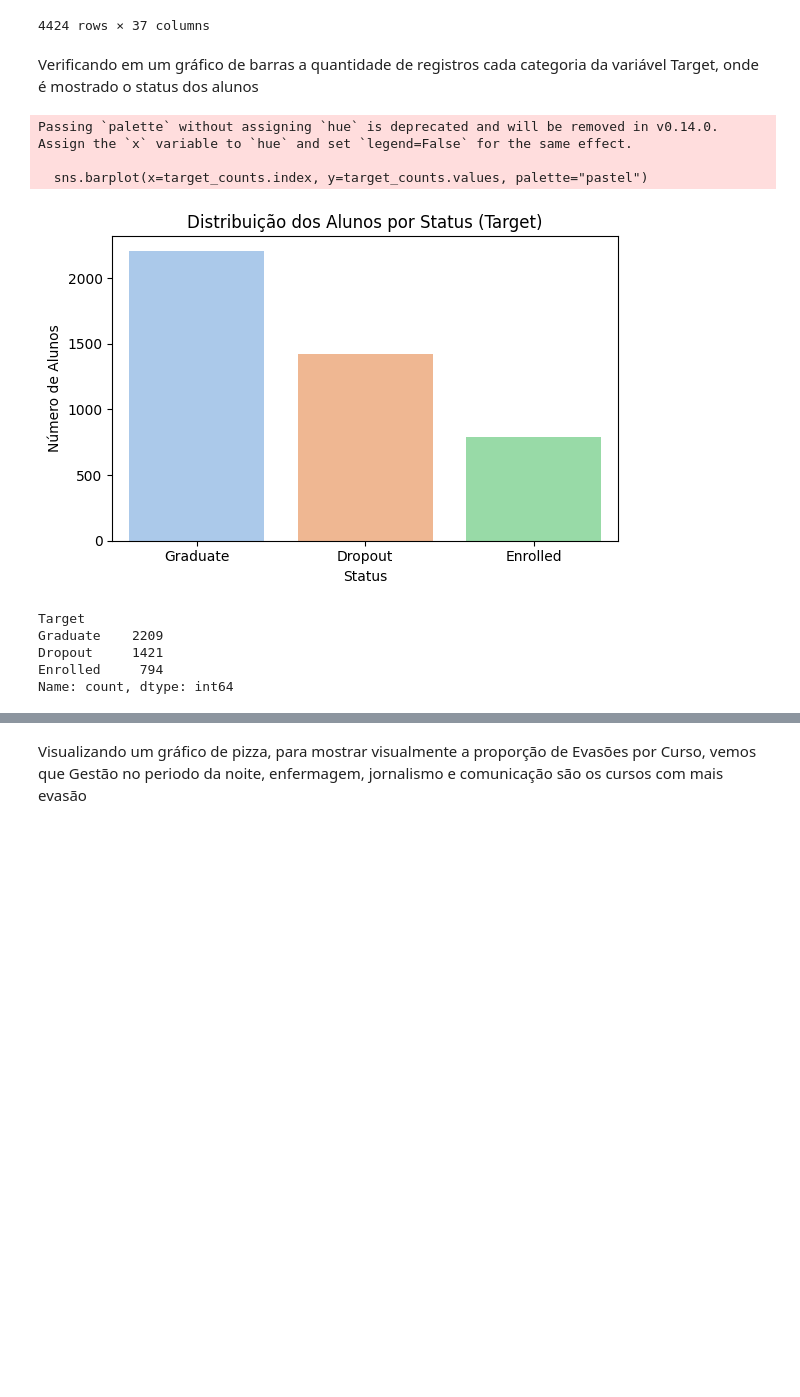
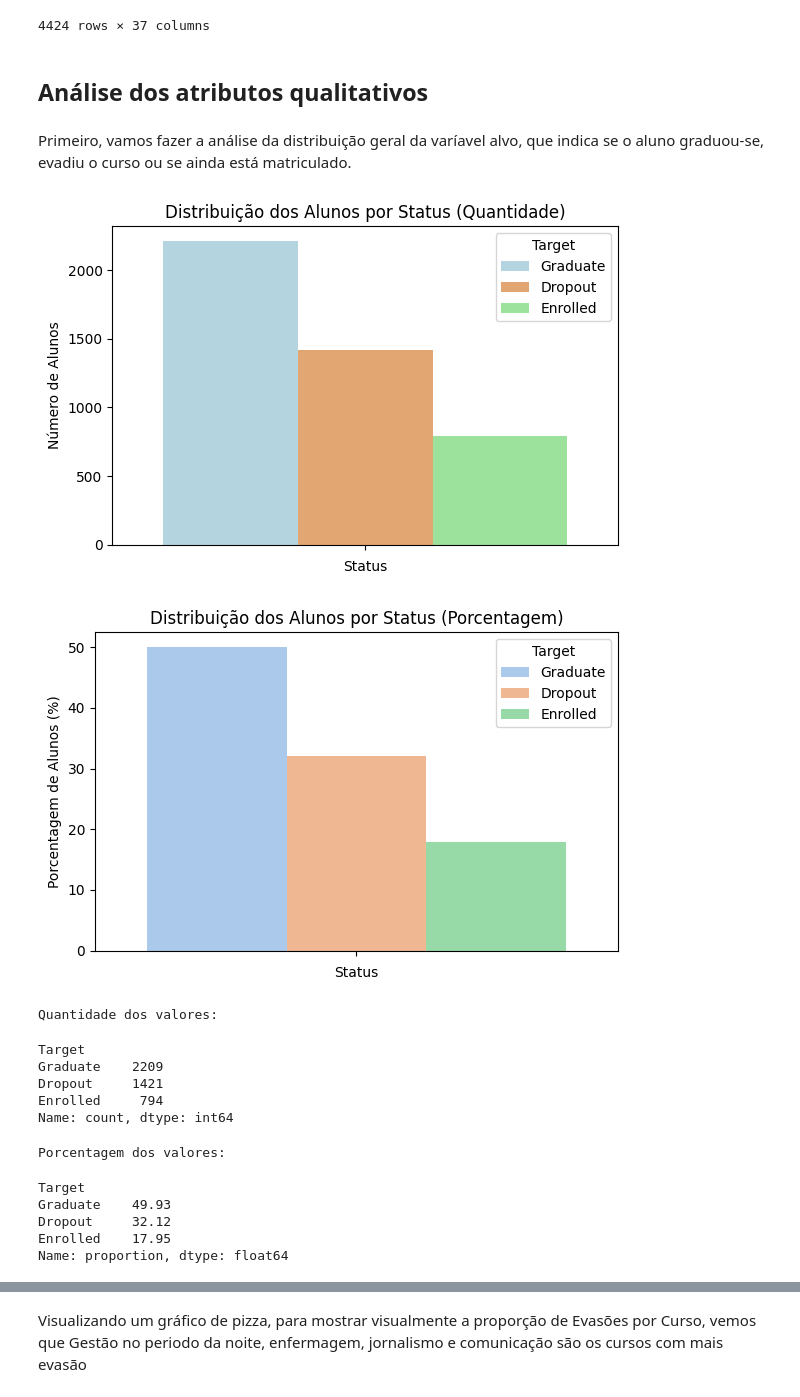
Before and after one commit to schwaad/Student-Dropout-Analysis, a Jupyter notebook: Analise_dos_dados.ipynb, the cells around one changed output, grey strips where cells are left out. Cells and saved outputs as stored; diff of their text form; code cells hidden in the pictures; blank space fills up the shorter version.

```diff
--- a/Analise_dos_dados.ipynb
+++ b/Analise_dos_dados.ipynb
@@ -24,28 +24,53 @@ dataQ
 | 4422 | single | 1st phase - general contingent | 1 | Management | daytime | ... |
 | 4423 | single | Ordinance No. 854-B/99 | 1 | Journalism and Communication | daytime | ... |
 4424 rows × 37 columns
+# %% [markdown]
+## Análise dos atributos qualitativos
 # %% [markdown]
-Verificando em um gráfico de barras a quantidade de registros cada categoria da variável Target, onde é mostrado o status dos alunos
+Primeiro, vamos fazer a análise da distribuição geral da varíavel alvo, que indica se o aluno graduou-se, evadiu o curso ou se ainda está matriculado.
 # %%
-target_counts = dataQ["Target"].value_counts()
+pastel = {'Graduate': 'lightblue', 'Dropout': 'sandybrown', 'Enrolled': 'lightgreen'}
+
+target_counts_qtd = dataQ["Target"].value_counts()
 
 plt.figure(figsize=(6, 4))
-sns.barplot(x=target_counts.index, y=target_counts.values, palette="pastel")
-plt.title("Distribuição dos Alunos por Status (Target)")
+sns.barplot(hue=target_counts_qtd.index, y=target_counts_qtd.values, palette=pastel)
+plt.title("Distribuição dos Alunos por Status (Quantidade)")
 plt.ylabel("Número de Alunos")
 plt.xlabel("Status")
 plt.xticks(rotation=0)
 plt.tight_layout()
 plt.show()
 
-target_counts
+target_counts_porcentagem = dataQ["Target"].value_counts(normalize=True) * 100
+
+plt.figure(figsize=(6, 4))
+sns.barplot(hue=target_counts_porcentagem.index, y=target_counts_porcentagem.values, palette="pastel")
+
+plt.title("Distribuição dos Alunos por Status (Porcentagem)")
+plt.ylabel("Porcentagem de Alunos (%)")
+plt.xlabel("Status")
+plt.xticks(rotation=0)
+plt.tight_layout()
+plt.show()
+
+print("Quantidade dos valores:\n")
+display(target_counts_qtd)
+
+print("Porcentagem dos valores:\n")
+display(target_counts_porcentagem.round(2))
 # %% [output]
+[figure, new version]
+[figure, added]
-Passing `palette` without assigning `hue` is deprecated and will be removed in v0.14.0. Assign the `x` variable to `hue` and set `legend=False` for the same effect.
-
-  sns.barplot(x=target_counts.index, y=target_counts.values, palette="pastel")
+Quantidade dos valores:
-[figure, old version]
 Target
 Graduate    2209
 Dropout     1421
 Enrolled     794
 Name: count, dtype: int64
+Porcentagem dos valores:
+Target
+Graduate    49.93
+Dropout     32.12
+Enrolled    17.95
+Name: proportion, dtype: float64
```
Also changed, not shown: parts of 39 cells of this notebook.
